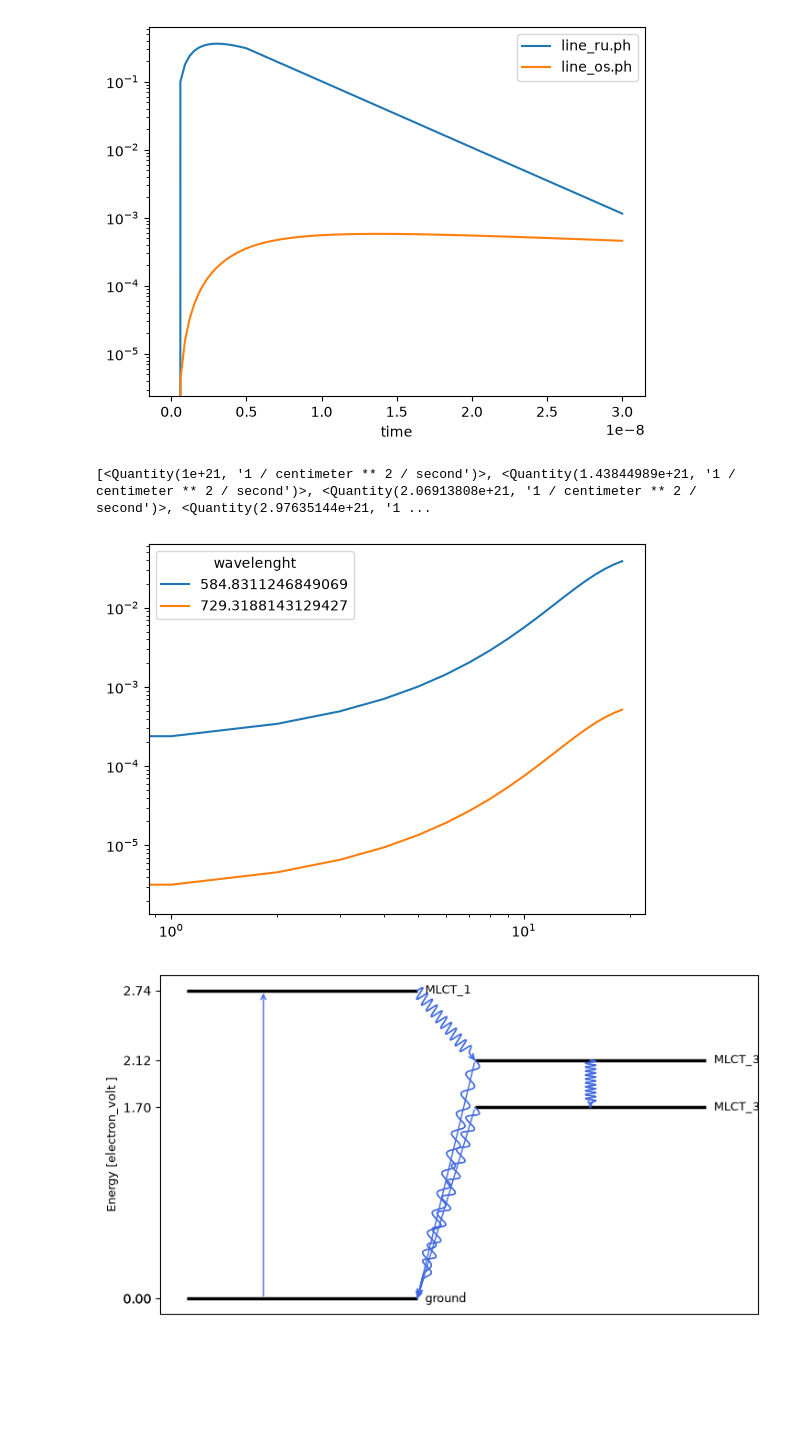
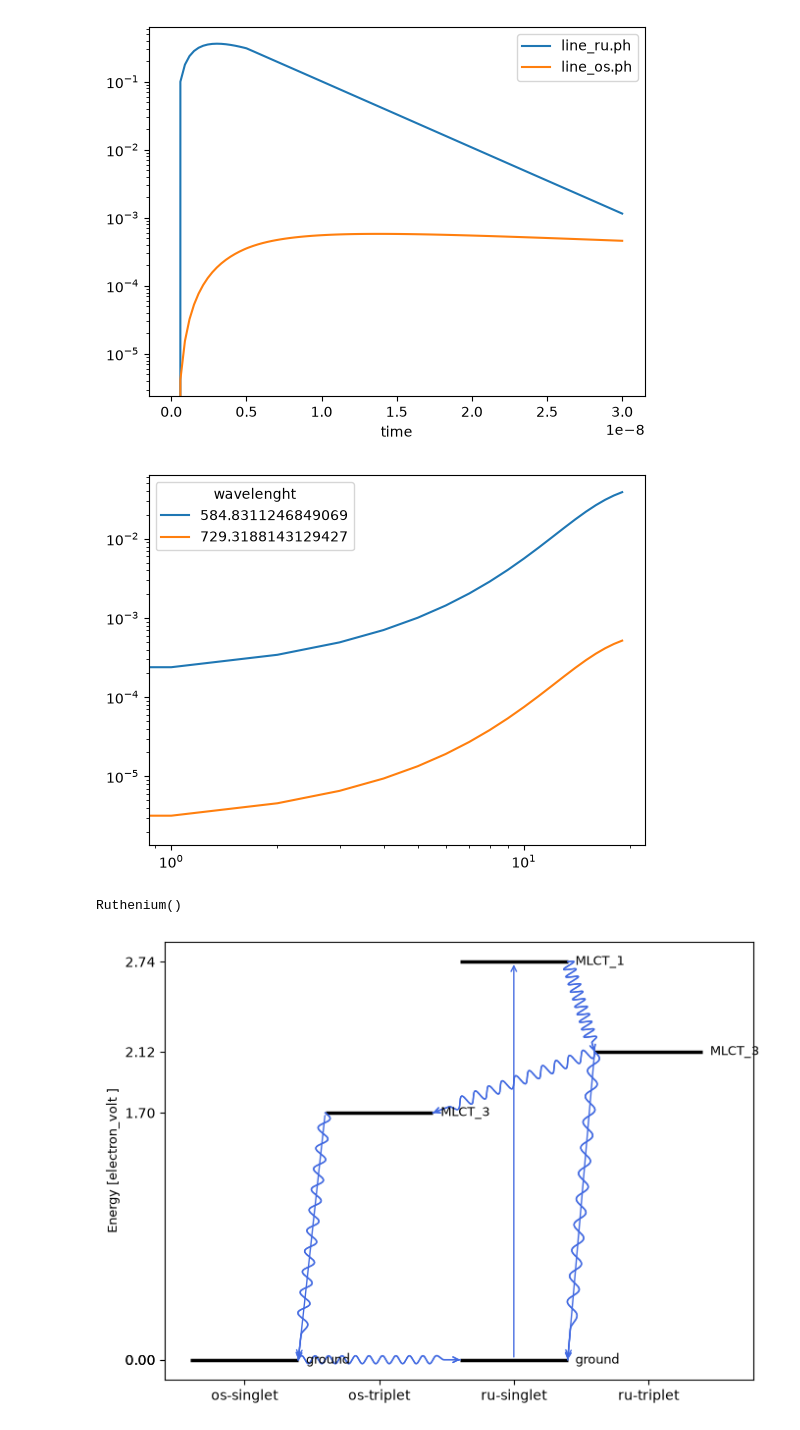
Before and after one commit to dyscolab/jablonski, a Jupyter notebook: examples/Ruthenium_tris(bipyridine).ipynb, the cells around one changed output. Saved outputs shown, nothing was run; the diff lists cells and outputs as text; code cells hidden in the pictures; blank space fills up the shorter version.

Commit message:
jablonski_diagram now draws subsystems in different columns

```diff
--- a/examples/Ruthenium_tris(bipyridine).ipynb
+++ b/examples/Ruthenium_tris(bipyridine).ipynb
@@ -105,19 +105,20 @@ plt.yscale("log")
 [figure]
 # %%
 steady = sweep_emission_spectra(
-    Ru_Os,
+    sim_2,
     excitations=  [{Ru_Os.ru.abs: height} for height in np.logspace(21, 24, 20) / (u.cm**2 * u.s)] ,
 )  # Sweep steady state emission spectra
 steady.pint.dequantify().to_dataframe().T.plot()
 plt.xscale("log")
 plt.yscale("log")
 # %% [output]
-[<Quantity(1e+21, '1 / centimeter ** 2 / second')>, <Quantity(1.43844989e+21, '1 / centimeter ** 2 / second')>, <Quantity(2.06913808e+21, '1 / centimeter ** 2 / second')>, <Quantity(2.97635144e+21, '1 ...
 [figure]
 # %%
 # Jablonski diagram
 from jablonski.plots import jablonski_diagram
 
-fig, ax = jablonski_diagram(Ru_Os, figsize=(7.5, 4), fontsize=9)
+fig, ax = jablonski_diagram(Ru_Os, figsize=(7, 5), fontsize=9)
+Ru_Os.ru.ground.parent
 # %% [output]
+Ruthenium()
-[figure, old version]
+[figure, new version]
```
Also changed, not shown: parts of 1 cell of this notebook, 2 other files.
